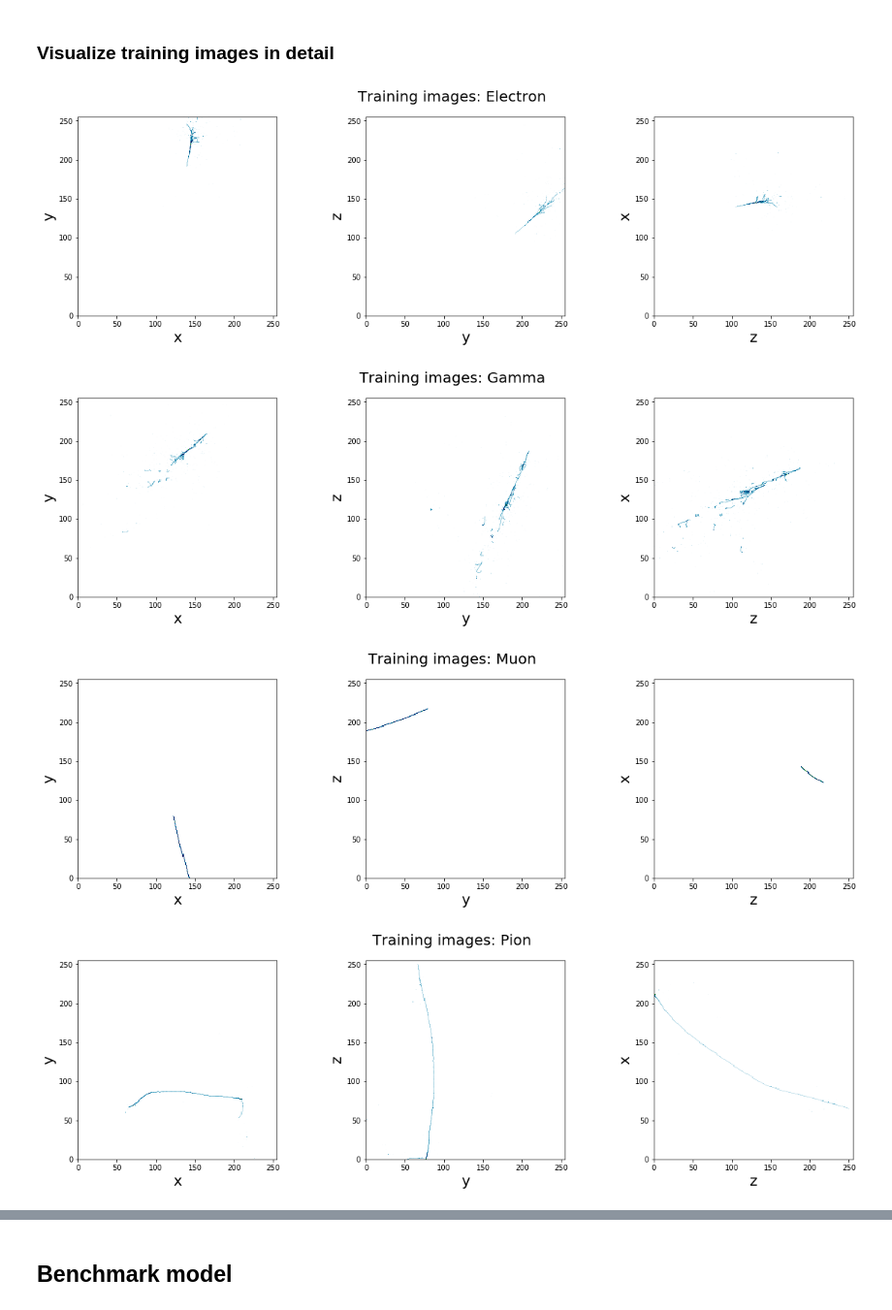
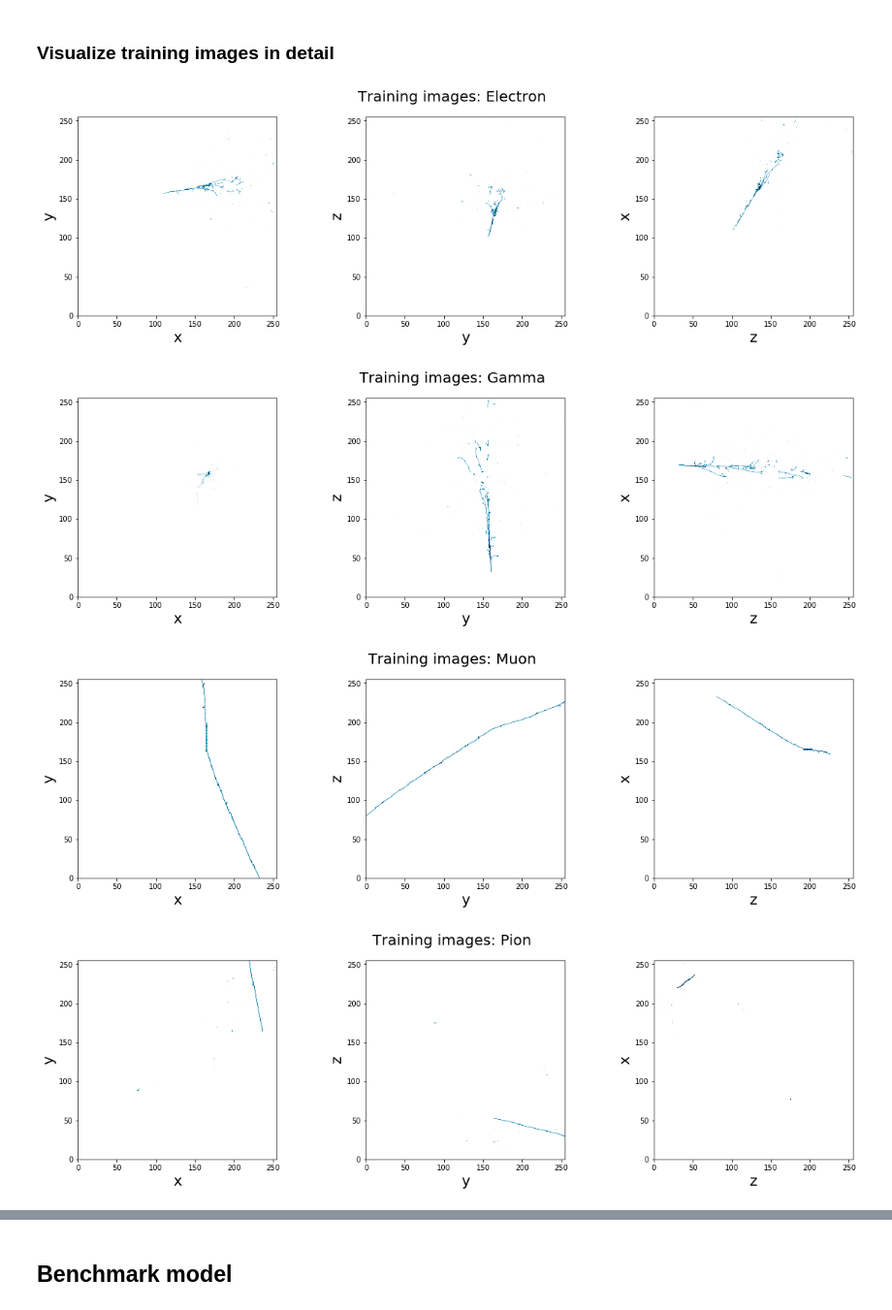
Before and after one commit to ArbinTimilsina/ParticleTagging, a Jupyter notebook: ParticleClassification.ipynb, the cells around one changed output, grey strips where cells are left out. Shown: that part at 97% size. Saved outputs shown, nothing was run; the diff lists cells and outputs as text; code cells hidden in the pictures.

```diff
--- a/ParticleClassification.ipynb
+++ b/ParticleClassification.ipynb
@@ -80,18 +72,10 @@ labels = ['electron', 'gamma', 'muon', 'pion', 'proton']
 # %% [markdown]
 ### Load the training and test datasets
 # %%
-train_image_chain = ROOT.TChain("image2d_data_tree")
-train_image_chain.AddFile('InputFiles/classification_train.root')
-print 'Found', train_image_chain.GetEntries(), 'images in training dataset!'
+image_chain = ROOT.TChain("image2d_data_tree")
+image_chain.AddFile('InputFiles/classification_dataset.root')
+print 'Found', image_chain.GetEntries(), 'images in dataset!'
 
-test_image_chain = ROOT.TChain("image2d_data_tree")
-test_image_chain.AddFile('InputFiles/classification_test.root')
-print 'Found', test_image_chain.GetEntries(), 'images in test dataset!'
-
-train_label_chain = ROOT.TChain("particle_mctruth_tree")
-train_label_chain.AddFile('InputFiles/classification_train.root')
-print 'Found', train_label_chain.GetEntries(), 'labels in training dataset!'
-
-test_label_chain = ROOT.TChain("particle_mctruth_tree")
-test_label_chain.AddFile('InputFiles/classification_test.root')
-print 'Found', test_label_chain.GetEntries(), 'labels in test dataset!'
+label_chain = ROOT.TChain("particle_mctruth_tree")
+label_chain.AddFile('InputFiles/classification_dataset.root')
+print 'Found', label_chain.GetEntries(), 'labels in dataset!'
@@ -105,39 +175,39 @@ def get_view_range(image2d):
     # Adjust for allowed image range
     ylim = (np.max((ylim[0],0)), np.min((ylim[1],image2d.shape[1]-1)))
     xlim = (np.max((xlim[0],0)), np.min((xlim[1],image2d.shape[0]-1)))
     return (xlim,ylim)
 xAxis=['x', 'y', 'z']
 yAxis=['y', 'z', 'x']
 
-entryList = [x*1000 for x in range(5)]
+entryList = [x*10001 for x in range(5)]
 for entry in entryList:
-    train_image_chain.GetEntry(entry)
-    image_object = train_image_chain.image2d_data_branch
+    image_chain.GetEntry(entry)
+    image_object = image_chain.image2d_data_branch
     image_vector = image_object.as_vector()
 
     fig = plt.figure(figsize=(20,5))
     for index, image in enumerate(image_vector):
         ax = fig.add_subplot(1, 3, index+1)
         numpyImage = larcv.as_ndarray(image)
         ax.imshow(numpyImage, interpolation='none',cmap='ocean_r', origin='lower')
 
         ax.set_xlabel(xAxis[index], fontsize=20)
         ax.set_ylabel(yAxis[index], fontsize=20)
 
         xlim, ylim = get_view_range(numpyImage)
 
         # Set range
         ax.set_ylim(ylim)
         ax.set_xlim(xlim)
 
-    train_label_chain.GetEntry(entry)
-    label_object = train_label_chain.particle_mctruth_branch
+    label_chain.GetEntry(entry)
+    label_object = label_chain.particle_mctruth_branch
     for particle in label_object.as_vector():
         fig.suptitle('Training images: {}'.format(pdgToParticle[particle.pdg_code()]), fontsize=20)
         plt.show()
         fig.savefig('Plots/ClassificationTrainingImage{}.pdf'.format(pdgToParticle[particle.pdg_code()]), bbox_inches='tight')
 # %% [output]
-[figure, old version]
+[figure, new version]
-[figure, old version]
+[figure, new version]
-[figure, old version]
+[figure, new version]
-[figure, old version]
+[figure, new version]
```
Also changed, not shown: parts of 36 cells of this notebook, 18 other files.
